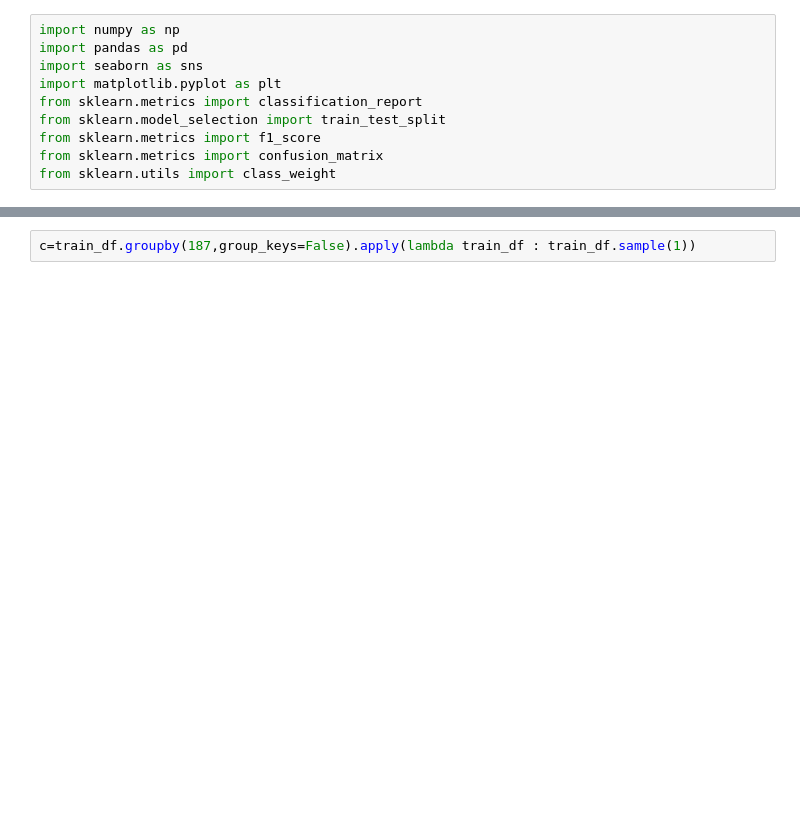
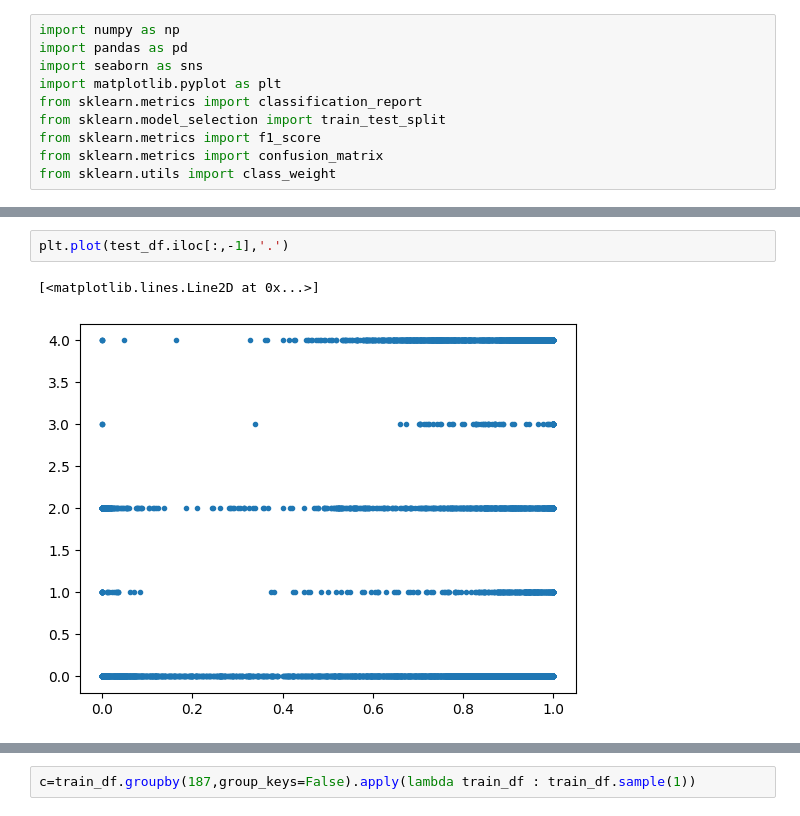
Before and after one commit to TAUforPython/machinelearning, a Jupyter notebook: NN_arrhythmia_ECG_classification.ipynb, the cells around one changed output, grey strips where cells are left out. Saved outputs shown, nothing was run; the diff lists cells and outputs as text; blank space fills up the shorter version.

```diff
--- a/NN_arrhythmia_ECG_classification.ipynb
+++ b/NN_arrhythmia_ECG_classification.ipynb
@@ -58,0 +105,5 @@ df = pd.read_csv('/content/drive/MyDrive/dataset/iris.csv')
+# %%
+plt.plot(test_df.iloc[:,-1],'.')
+# %% [output]
+[<matplotlib.lines.Line2D at 0x...>]
+[figure, added]
```
Also changed, not shown: parts of 30 cells of this notebook.
